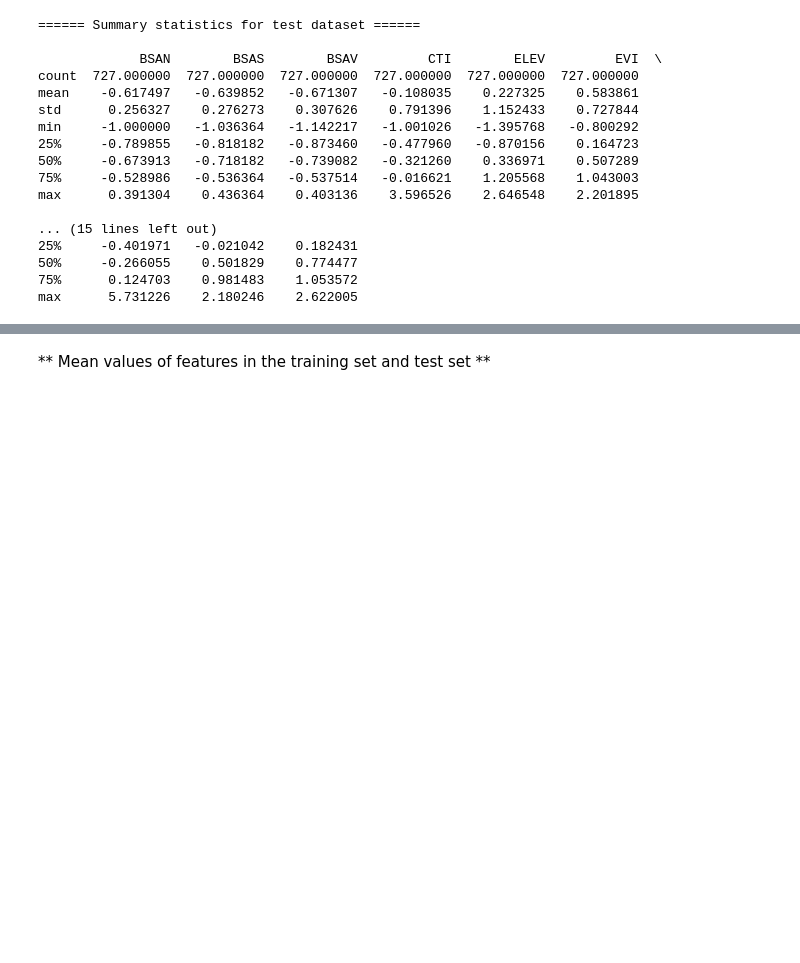
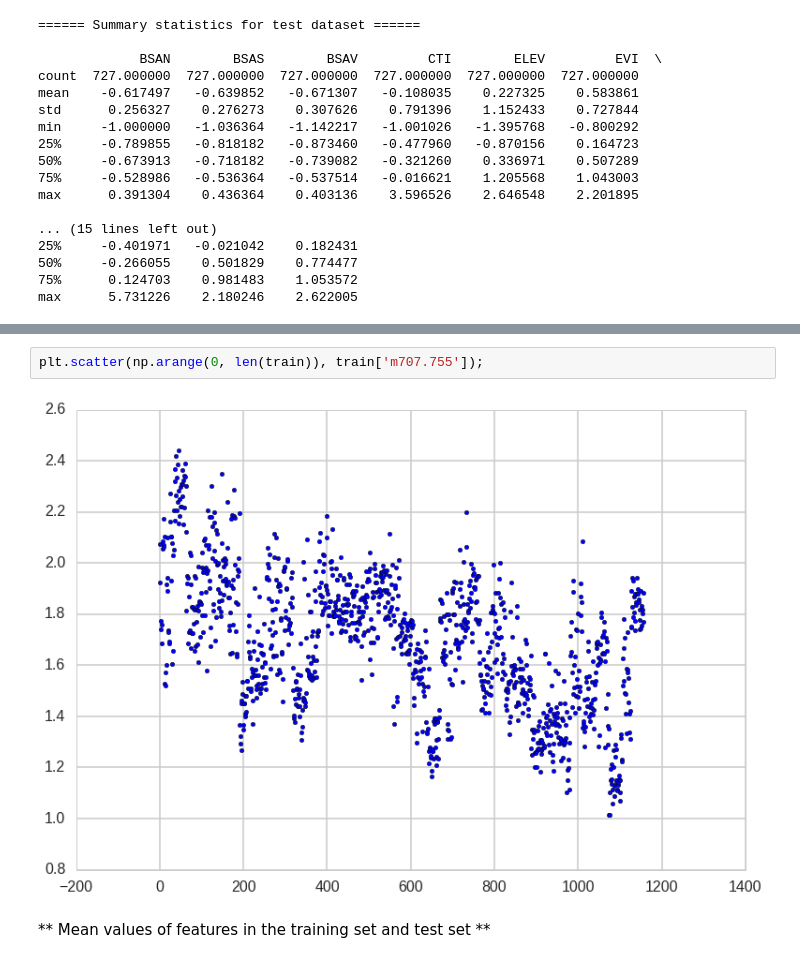
Before and after one commit to numb3r33/African-Soil-Prediction, a Jupyter notebook: notebooks/DataExploration.ipynb, the cells around one changed output, grey strips where cells are left out. Cells and saved outputs as stored; diff of their text form; blank space fills up the shorter version.

```diff
--- a/notebooks/DataExploration.ipynb
+++ b/notebooks/DataExploration.ipynb
@@ -116,3 +122,7 @@ max      5.731226    2.180246    2.622005
+# %%
+plt.scatter(np.arange(0, len(train)), train['m707.755']);
+# %% [output]
+[figure, added]
 # %% [markdown]
 ** Mean values of features in the training set and test set **
 # %%
```
Also changed, not shown: parts of 17 cells of this notebook.
